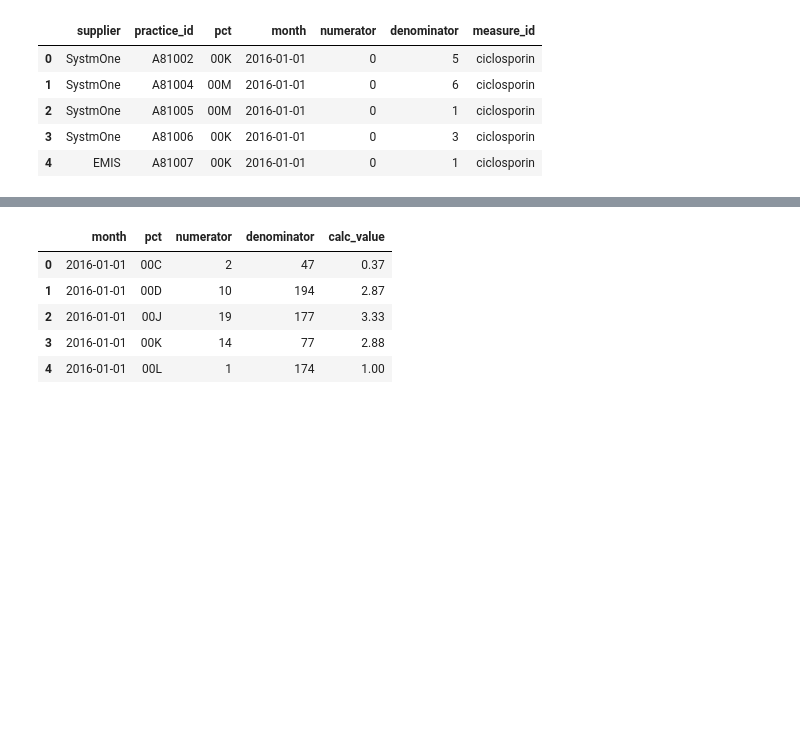
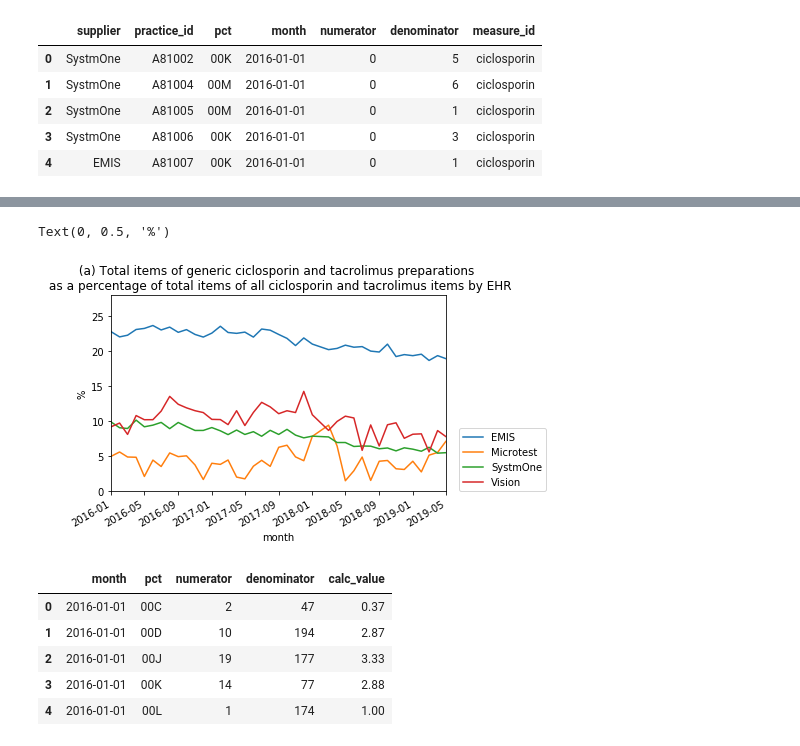
Before and after one commit to HDRUK/software_differences_paper, a Jupyter notebook: Diltiazem.Tacro.Ciclosporin.Paper.ipynb, the cells around one changed output, grey strips where cells are left out. Saved outputs shown, nothing was run; the diff lists cells and outputs as text; code cells hidden in the pictures; blank space fills up the shorter version.

```diff
--- a/Diltiazem.Tacro.Ciclosporin.Paper.ipynb
+++ b/Diltiazem.Tacro.Ciclosporin.Paper.ipynb
@@ -341,3 +342,15 @@ Text(0, 0.5, 'proportion')
+# %%
+###here we reformat graph to express in term of percentage
+ax = df2a.groupby(['month', 'supplier']).mean()['calc_value']
+ax = ax*100
+ax = ax.unstack().plot.line()
+plt.ylim(0, 28)
+plt.legend(loc=(1.04,0))
+plt.title(" (a) Total items of generic ciclosporin and tacrolimus preparations  \n as a percentage of total items of all ciclosporin and tacrolimus items by EHR"),
+ax.set_ylabel("%")
+# %% [output]
+Text(0, 0.5, '%')
+[figure, added]
 # %%
 dfccg = df2a.groupby(['month','pct']).sum().reset_index()
 dfccg.head(5)
```
Also changed, not shown: parts of 14 cells of this notebook.
